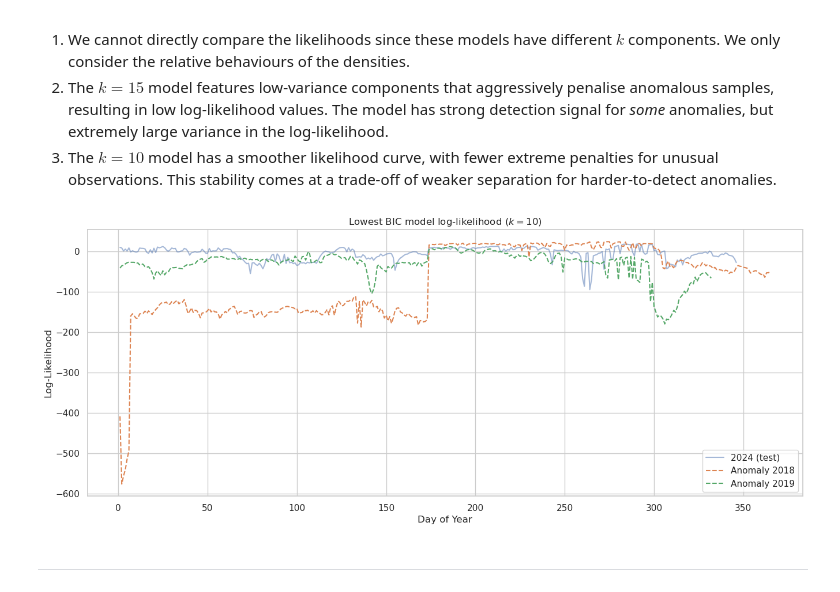
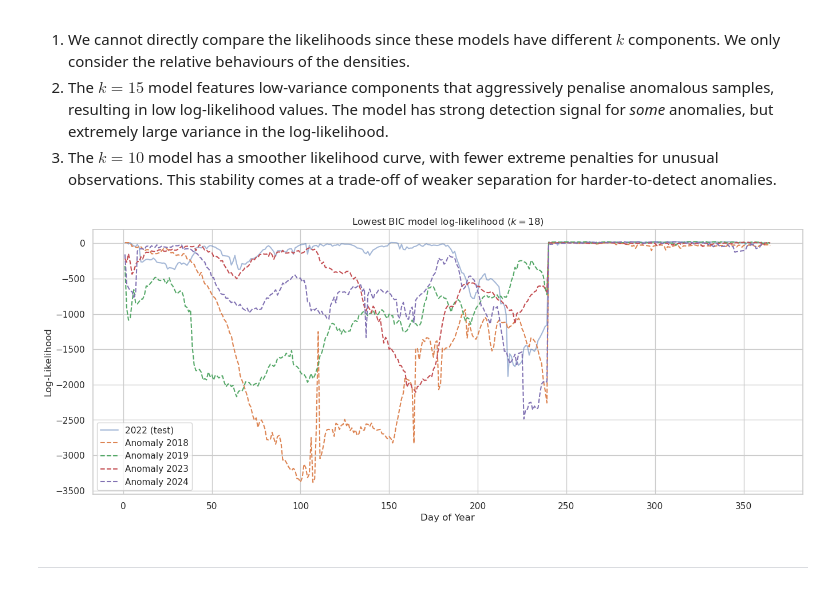
Before and after one commit to asembreek/fieldlens, a Jupyter notebook: notebooks/4. Gaussian Mixture Model.ipynb, the cells around one changed output. Saved outputs shown, nothing was run; the diff lists cells and outputs as text; code cells hidden in the pictures.

```diff
--- a/notebooks/4. Gaussian Mixture Model.ipynb
+++ b/notebooks/4. Gaussian Mixture Model.ipynb
@@ -194,8 +213,8 @@ X_non_spectral_norm = pd.merge(X_part2, X_part1, on="Timestamp")
 
 # Merge with interpolated spectral dataframe
 X_norm = norm_interpolated_df.merge(X_non_spectral_norm, on="Timestamp", how="left")
-X_norm['doy_sin'] = np.sin(2 * np.pi * X_norm['doy'] / 365.25)
-X_norm['doy_cos'] = np.cos(2 * np.pi * X_norm['doy'] / 365.25)
+X_norm['doy_sin'] = np.sin(2 * np.pi * X_norm['shifted_doy'] / 365.25)
+X_norm['doy_cos'] = np.cos(2 * np.pi * X_norm['shifted_doy'] / 365.25)
 
 X_norm.head()
 # %% [output]
@@ -214,9 +233,9 @@ X_ns_anom = pd.merge(X_part2, X_part1, on="Timestamp")
 
 # Merge with interpolated spectral dataframe
 X_anom = anom_interpolated_df.merge(X_ns_anom, on="Timestamp", how="left")
-X_anom['doy_sin'] = np.sin(2 * np.pi * X_norm['doy'] / 365.25)
-X_anom['doy_cos'] = np.cos(2 * np.pi * X_norm['doy'] / 365.25)
+X_anom['doy_sin'] = np.sin(2 * np.pi * X_anom['shifted_doy'] / 365.25)
+X_anom['doy_cos'] = np.cos(2 * np.pi * X_anom['shifted_doy'] / 365.25)
 
-X_anom.head()
+X_anom.tail()
 # %% [output]
 |  | Timestamp | NDVI_mean | NDWI_mean | NDRE_mean | temperature_2m | temperature_2m_min | temperature_2m_max | ... |
@@ -232,6 +271,6 @@ Now begins our training process. Expectations for this baseline model are not hi
 # %%
-X = X_norm.drop(["Timestamp", "doy", "year", "doy_sin", "doy_cos"], axis=1).copy()
-Xa = X_anom.drop(["Timestamp", "doy", "year", "doy_sin", "doy_cos"], axis=1).copy()
+X = X_norm.drop(["Timestamp", "shifted_doy", "Ag_year", "doy_sin", "doy_cos"], axis=1).copy()
+Xa = X_anom.drop(["Timestamp", "shifted_doy", "Ag_year", "doy_sin", "doy_cos"], axis=1).copy()
 
 scaler = StandardScaler()
 X_scaled = scaler.fit_transform(X)
@@ -242,7 +281,7 @@ X_anom_scaled = scaler.transform(Xa)
 X_anom_df = pd.DataFrame(X_anom_scaled, columns=Xa.columns, index=X_anom.index)
 X_anom_df = pd.concat([X_anom_df, X_anom[["doy_sin", "doy_cos"]]], axis=1)
 
-split_i = X_norm.index[X_norm["year"] == 2024][0]
+split_i = X_norm.index[X_norm["Ag_year"] == 2022][0]
 X_train = X_scaled_df.loc[:split_i]
-X_test = X_scaled_df.iloc[split_i:]
+X_test = X_scaled_df.loc[split_i:]
 # %%
@@ -263,7 +302,7 @@ best_model = None
 
 for i, cov in enumerate(covariance_types):
     for j, k in enumerate(components):
-        gmm = GaussianMixture(n_components=k, covariance_type=cov, random_state=42, n_init=10)
+        gmm = GaussianMixture(n_components=k, covariance_type=cov, random_state=42)
         gmm.fit(X_train)
         bic = gmm.bic(X_train)
         bics[i, j] = bic
@@ -374,42 +396,42 @@ We can thus  make the following conclusions:
 2. The $k=15$ model features low-variance components that aggressively penalise anomalous samples, resulting in low log-likelihood values. The model has strong detection signal for _some_ anomalies, but extremely large variance in the log-likelihood.
 3. The $k=10$ model has a smoother likelihood curve, with fewer extreme penalties for unusual observations. This stability comes at a trade-off of weaker separation for harder-to-detect anomalies.
 # %%
-test_results = X_norm.iloc[split_i:][["year", "doy"]].copy()
+test_results = X_norm.iloc[split_i:][["Ag_year", "shifted_doy"]].copy()
 test_results["log_likelihood"] = bic_test_scores
-anom_results = X_anom[["year", "doy"]].copy()
+anom_results = X_anom[["Ag_year", "shifted_doy"]].copy()
 anom_results["log_likelihood"] = bic_anom_scores
 
 fig, ax = plt.subplots(figsize=(16, 6))
 
-for year, group in test_results.groupby("year"):
-    group = group.sort_values("doy")
+for year, group in test_results.groupby("Ag_year"):
+    group = group.sort_values("shifted_doy")
     sns.lineplot(
         data=group,
-        x="doy",
+        x="shifted_doy",
         y="log_likelihood",
         ax=ax,
         label=f"{str(year)} (test)",
         alpha=0.5
     )
 
-for year, group in anom_results.groupby("year"):
-    group = group.sort_values("doy")
+for year, group in anom_results.groupby("Ag_year"):
+    group = group.sort_values("shifted_doy")
     sns.lineplot(
         data=group,
-        x="doy",
+        x="shifted_doy",
         y="log_likelihood",
         ax=ax,
         linestyle="--",
         label=f"Anomaly {year}"
     )
 
 
 ax.set_title(f"Lowest BIC model log-likelihood ($k={min_bic_k}$)")
 ax.set_xlabel("Day of Year")
 ax.set_ylabel("Log-Likelihood")
 plt.show()
 # %% [output]
-[figure, old version]
+[figure, new version]
 # %% [markdown]
 ---
 # %% [markdown]
```
Also changed, not shown: parts of 35 cells of this notebook, 1 other file.
